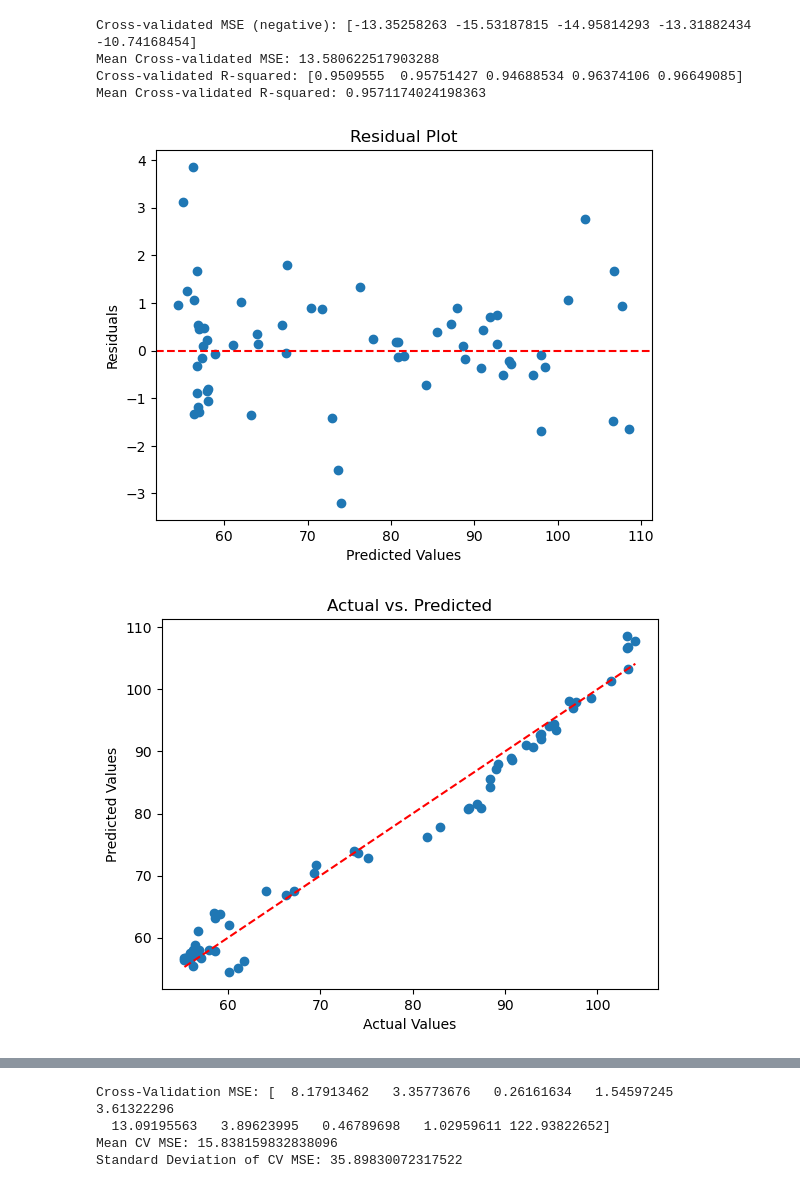
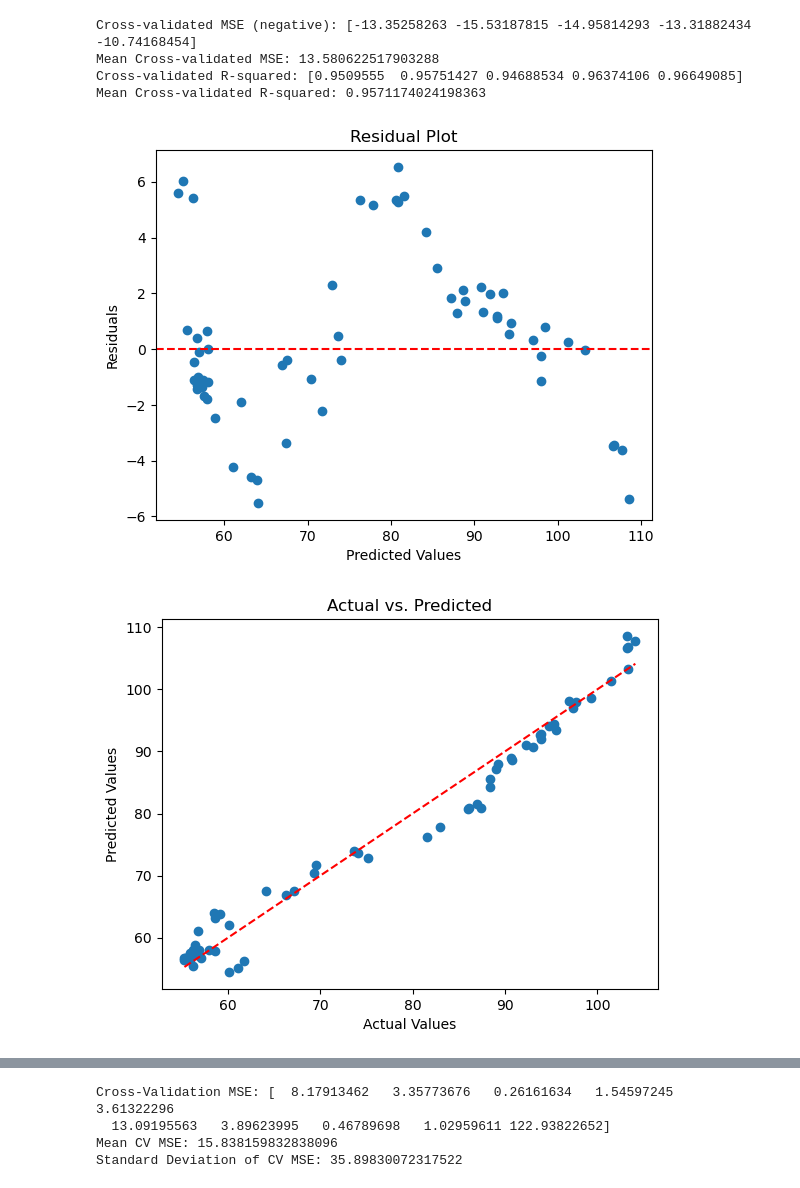
Before and after one commit to Winston8885/econproject, a Jupyter notebook: page.ipynb, the cells around one changed output, grey strips where cells are left out. Saved outputs shown, nothing was run; the diff lists cells and outputs as text; code cells hidden in the pictures.

```diff
--- a/page.ipynb
+++ b/page.ipynb
@@ -344,22 +348,22 @@ Mean Cross-validated MSE: 13.580622517903288
 Cross-validated R-squared: [0.9509555  0.95751427 0.94688534 0.96374106 0.96649085]
 Mean Cross-validated R-squared: 0.9571174024198363
 # %%
-plt.scatter(y_pred_lasso, y_test - y_pred)
+plt.scatter(y_pred_lasso, y_test -y_pred_lasso)
 plt.xlabel("Predicted Values")
 plt.ylabel("Residuals")
 plt.axhline(y=0, color='r', linestyle='--')
 plt.title("Residual Plot")
 plt.show()
 
 # 2. Actual vs. Predicted
 plt.scatter(y_test, y_pred_lasso)
 plt.xlabel("Actual Values")
 plt.ylabel("Predicted Values")
 plt.plot([min(y_test), max(y_test)], [min(y_test), max(y_test)], 'r--')
 plt.title("Actual vs. Predicted")
 plt.show()
 # %% [output]
-[figure, old version]
+[figure, new version]
 [figure]
 # %%
 from sklearn.neural_network import MLPRegressor
```
Also changed, not shown: parts of 8 cells of this notebook.
